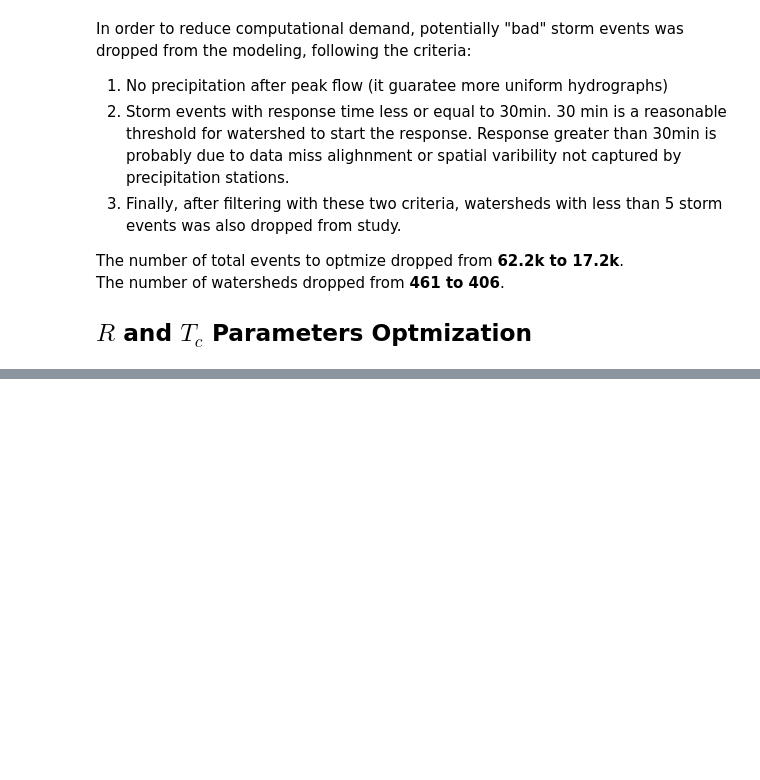
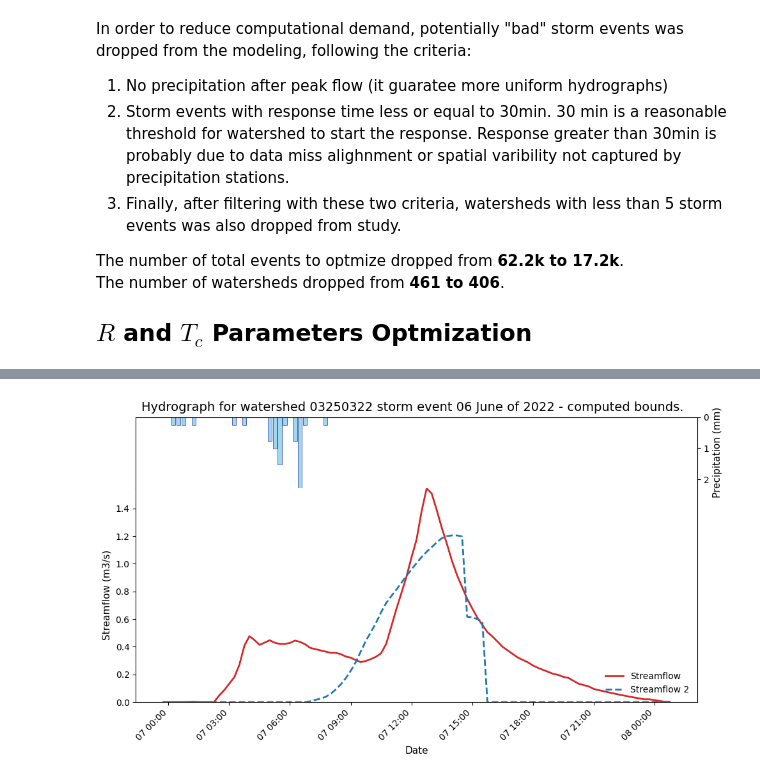
Before and after one commit to vpalvesalan/ML-ModClark-IUH-Model, a Jupyter notebook: notebooks/hydrological_model/13_ModClark_params_optimization.ipynb, the cells around one changed output, grey strips where cells are left out. Saved outputs shown, nothing was run; the diff lists cells and outputs as text; code cells hidden in the pictures; blank space fills up the shorter version.

```diff
--- a/notebooks/hydrological_model/13_ModClark_params_optimization.ipynb
+++ b/notebooks/hydrological_model/13_ModClark_params_optimization.ipynb
@@ -112,0 +161,3 @@ filter
+# %%
+# Randomly select a watershed
+sample_ws_id = filtered_storm_events_metada.sample()['ws_id'].iloc[0]
@@ -112,0 +225,12 @@ filter
+# %%
+# Define model parameters
+# Choose the first event of selected watershed
+event_metada_df = filtered_storm_events_metada[filtered_storm_events_metada['ws_id'] == sample_ws_id]
+event_metada = event_metada_df.sample().iloc[0]
+df = lined_up_data.loc[event_metada['event_start']:event_metada['event_end']].copy()
+distance_grid = dist_meters.copy()
+cell_area = avg_res**2
+delta_t=15*30
+
+basin_length = geo_characteristics.loc[geo_characteristics['Station ID'] == sample_ws_id, 'Basin Length'].values[0]
+slope_10_85 = geo_characteristics.loc[geo_characteristics['Station ID'] == sample_ws_id, 'Flowpath 10-85 Slope'].values[0]
@@ -112,0 +309,28 @@ filter
+# %%
+tc2 = optmized_params_computed_bounds['optimized_tc_hr']*3600
+r2 = optmized_params_computed_bounds['optimized_r_hr']*3600
+initial_loss2 = optmized_params_computed_bounds['optimized_initial_loss_mm']/1000
+constant_loss_rate2 = (optmized_params_computed_bounds['optimized_constant_loss_mm_hr']/1000)/3600
+sim_flow2, excess_ppt2 = model.simulate(tc=tc2, r=r2, initial_loss=initial_loss2, constant_loss_rate=constant_loss_rate2)
+
+df_hydrograph2 = df.copy()
+df_hydrograph2['simulated_flow'] = sim_flow2
+df_hydrograph2['excess_precip'] = excess_ppt2
+df_hydrograph2['date'] = df_hydrograph2.index
+df_hydrograph2['ppt_mm'] = df_hydrograph2['height']*1000
+
+event_str = df.index[0].strftime('%d %B of %Y')
+
+hydrograph2(
+    df=df_hydrograph2,
+    streamflow_col='quickflow',
+    streamflow2_col='simulated_flow',
+    time_col='date',
+    precip_col='ppt_mm',
+    precip2_col='excess_precip',
+    P_units='mm',
+    S_units='m3/s',
+    title=f"Hydrograph for watershed {sample_ws_id} storm event {event_str} - computed bounds."
+)
+# %% [output]
+[figure, added]
```
Also changed, not shown: parts of 21 cells of this notebook, 4 other files.
